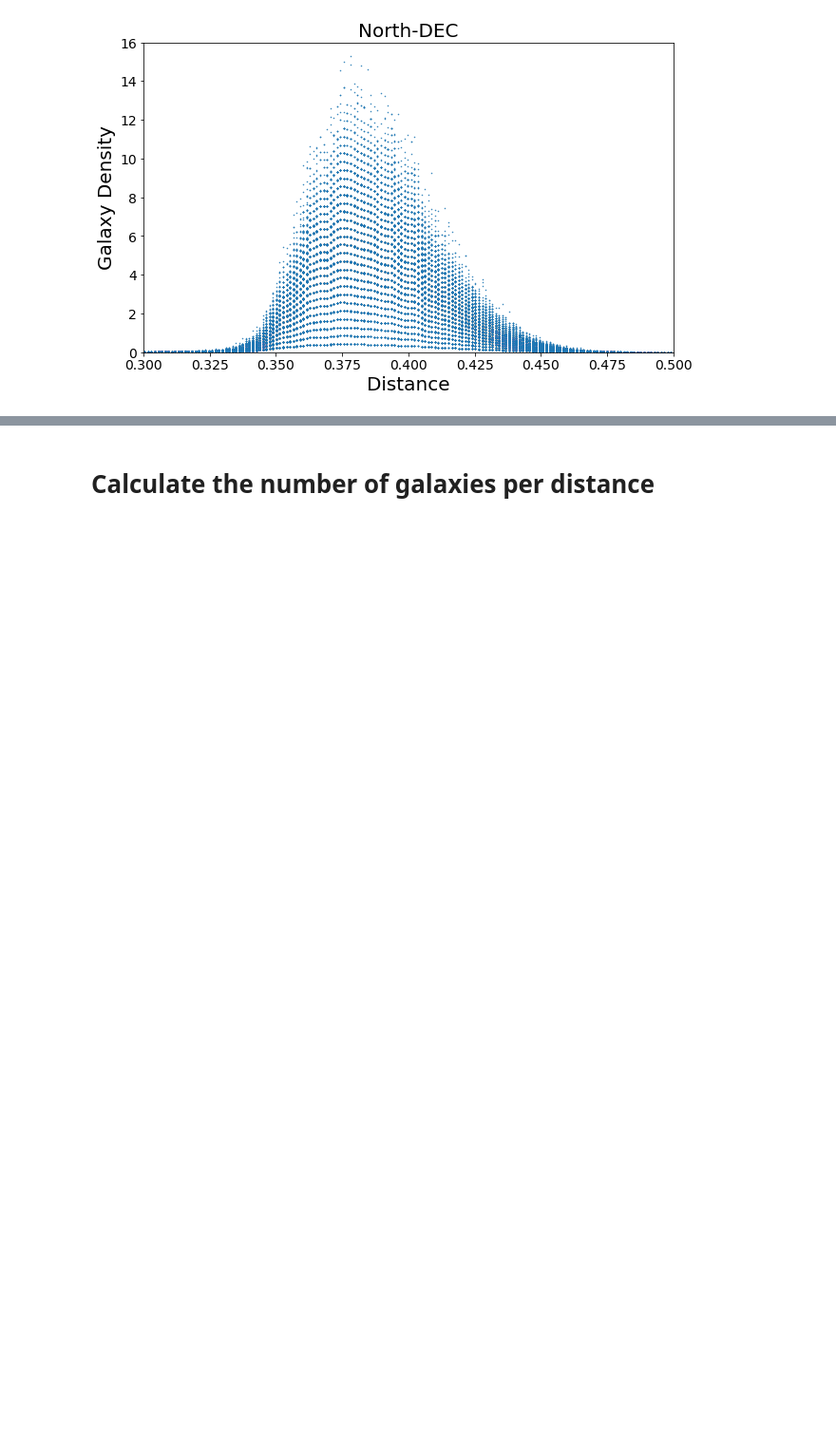
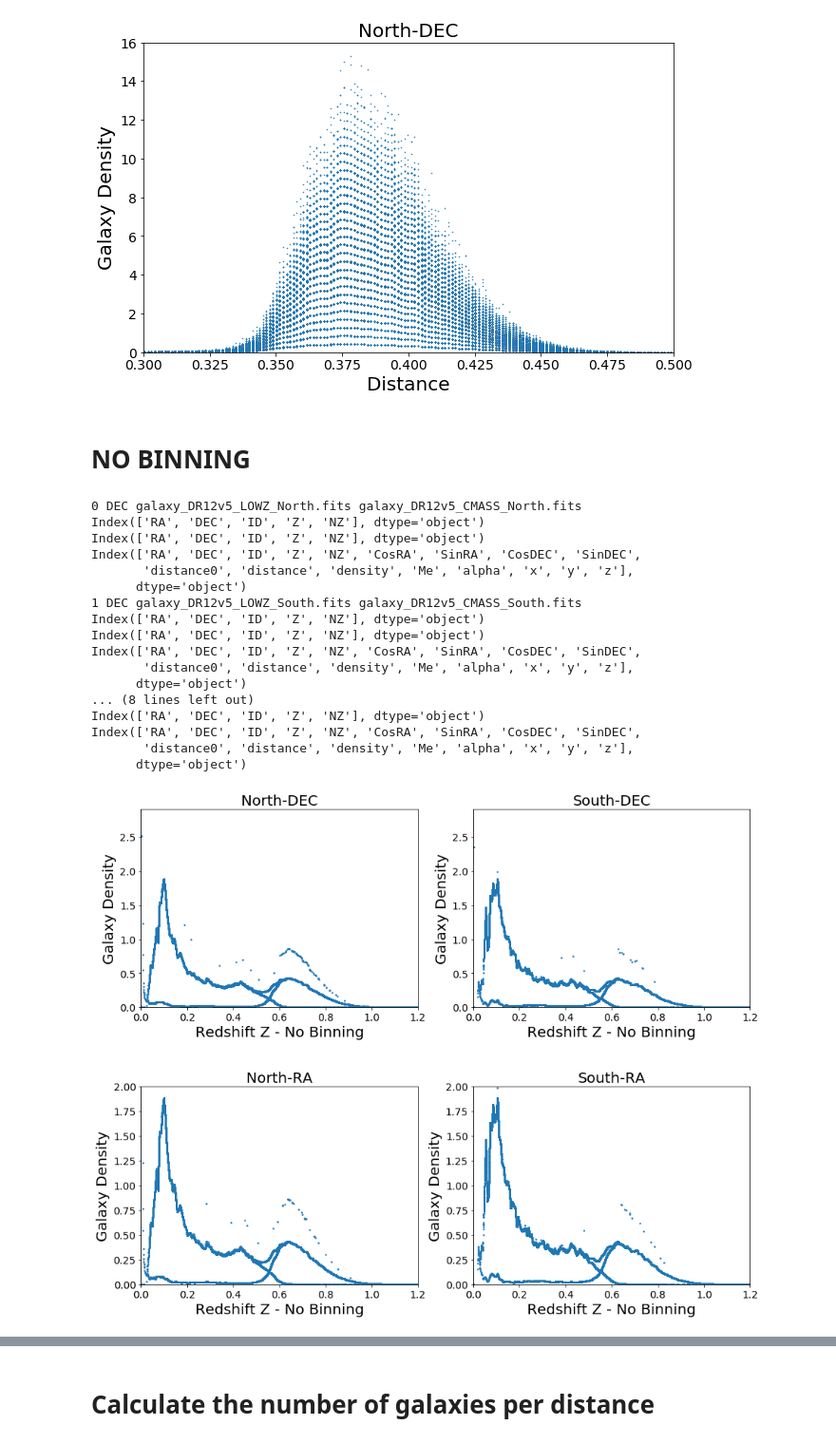
Before and after one commit to ny2292000/TheHypergeometricalUniverse, a Jupyter notebook: FitsAnalysisCrossSection.ipynb, the cells around one changed output, grey strips where cells are left out. Shown at 95% size. Drawn from its saved outputs; the diff is of its cells as text; code cells hidden in the pictures; blank space fills up the shorter version.

```diff
--- a/FitsAnalysisCrossSection.ipynb
+++ b/FitsAnalysisCrossSection.ipynb
@@ -107,3 +109,65 @@ Index(['RA', 'DEC', 'ID', 'Z', 'NZ', 'CosRA', 'SinRA', 'CosDEC', 'SinDEC',
        'distance0', 'distance', 'density', 'Me', 'alpha', 'x', 'y', 'z'],
       dtype='object')
 [figure]
+# %% [markdown]
+# NO BINNING
+# %%
+parameters.saveme=True
+myKeys=[
+('DEC', 'galaxy_DR12v5_LOWZ_North.fits'),
+('DEC', 'galaxy_DR12v5_LOWZ_South.fits'),
+('RA', 'galaxy_DR12v5_LOWZ_North.fits'),
+('RA', 'galaxy_DR12v5_LOWZ_South.fits'),
+('DEC', 'galaxy_DR12v5_CMASS_North.fits'),
+('DEC', 'galaxy_DR12v5_CMASS_South.fits'),
+('RA', 'galaxy_DR12v5_CMASS_North.fits'),
+('RA', 'galaxy_DR12v5_CMASS_South.fits')]
+
+fig, axes = plt.subplots(nrows=2, ncols=2, figsize=(15, 12))
+fig.subplots_adjust(hspace=.4)
+
+
+rangesx= [(0,1.2),(0.0,1.2),(0,1.2),(0.0, 1.2)]
+rangesy= [(0,2.9),(0.0,2.9),(0,2.0),(0.0,2.0)]
+position = [(0,0),(0,1),(1,0),(1,1)]
+titleCode=['North-DEC','South-DEC','North-RA','South-RA',]
+
+for i in range(4):
+    key = myKeys[i][0]
+    val1 = myKeys[i][1]
+    val2 = myKeys[i+4][1]
+    print(i,key,val1,val2)
+    myGalaxy = pd.concat([HULib.get_BOSS_data(parameters.sdssAddress + val1),
+                         HULib.get_BOSS_data(parameters.sdssAddress + val2)])
+    myGalaxy = HULib.fix_BOSS_data_noBinning(myGalaxy)
+    df0=pd.DataFrame({'Me' : myGalaxy.groupby( ['alpha', key])['Me'].sum()}).reset_index()
+    df0["alpha"]=4.0/np.pi*df0.alpha
+    df0.Me=1000*df0.Me
+    df0.plot(ax=axes[position[i]], x='alpha', y='Me',style='.',xlim=rangesx[i],
+             fontsize=14, ylim=rangesy[i],legend=False,markersize=3)
+    axes[position[i]].set_title(titleCode[i], fontsize=20 )
+    axes[position[i]].set_ylabel("Galaxy Density", fontsize=20)
+    axes[position[i]].set_xlabel("Redshift Z - No Binning", fontsize=20)
+if parameters.saveme:
+    fig.savefig(parameters.imgAddress + 'ManyBangsGlobal_noBinning.png', dpi=300)
+
+plt.show()
+# %% [output]
+0 DEC galaxy_DR12v5_LOWZ_North.fits galaxy_DR12v5_CMASS_North.fits
+Index(['RA', 'DEC', 'ID', 'Z', 'NZ'], dtype='object')
+Index(['RA', 'DEC', 'ID', 'Z', 'NZ'], dtype='object')
+Index(['RA', 'DEC', 'ID', 'Z', 'NZ', 'CosRA', 'SinRA', 'CosDEC', 'SinDEC',
+       'distance0', 'distance', 'density', 'Me', 'alpha', 'x', 'y', 'z'],
+      dtype='object')
+1 DEC galaxy_DR12v5_LOWZ_South.fits galaxy_DR12v5_CMASS_South.fits
+Index(['RA', 'DEC', 'ID', 'Z', 'NZ'], dtype='object')
+Index(['RA', 'DEC', 'ID', 'Z', 'NZ'], dtype='object')
+Index(['RA', 'DEC', 'ID', 'Z', 'NZ', 'CosRA', 'SinRA', 'CosDEC', 'SinDEC',
+       'distance0', 'distance', 'density', 'Me', 'alpha', 'x', 'y', 'z'],
+      dtype='object')
+... (8 lines left out)
+Index(['RA', 'DEC', 'ID', 'Z', 'NZ'], dtype='object')
+Index(['RA', 'DEC', 'ID', 'Z', 'NZ', 'CosRA', 'SinRA', 'CosDEC', 'SinDEC',
+       'distance0', 'distance', 'density', 'Me', 'alpha', 'x', 'y', 'z'],
+      dtype='object')
+[figure, added]
```
Also changed, not shown: parts of 2 cells of this notebook, 3 other files.
